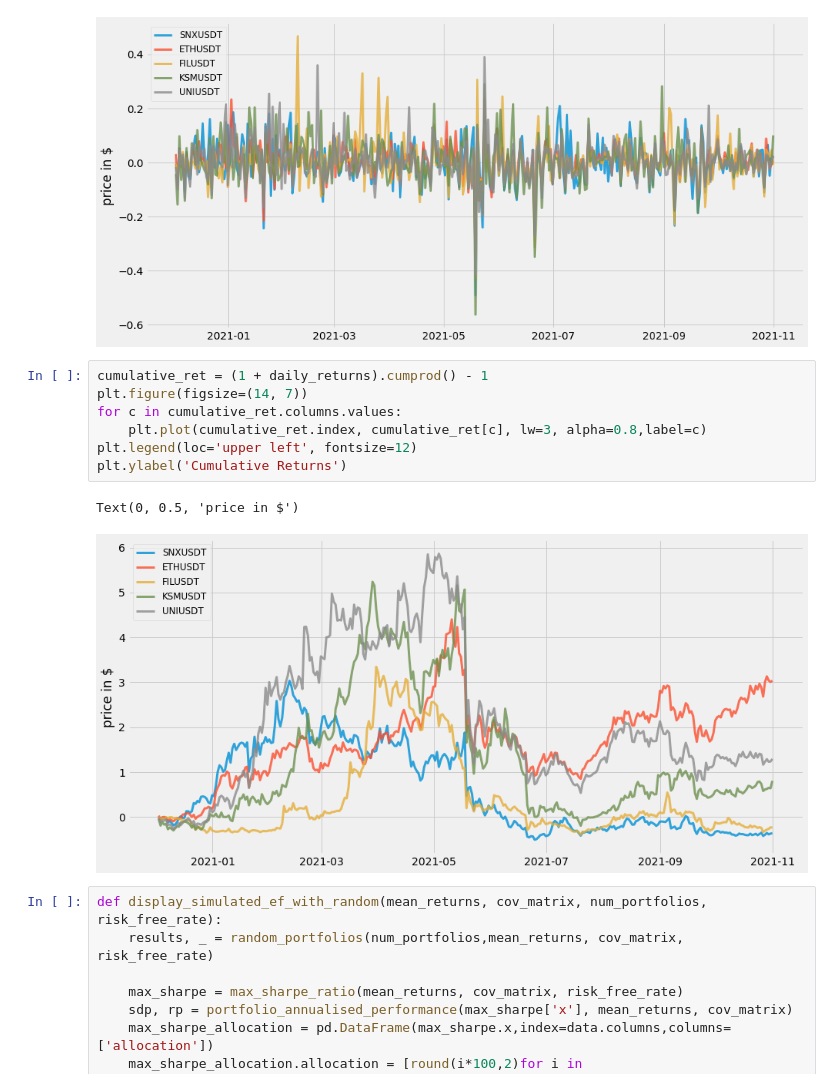
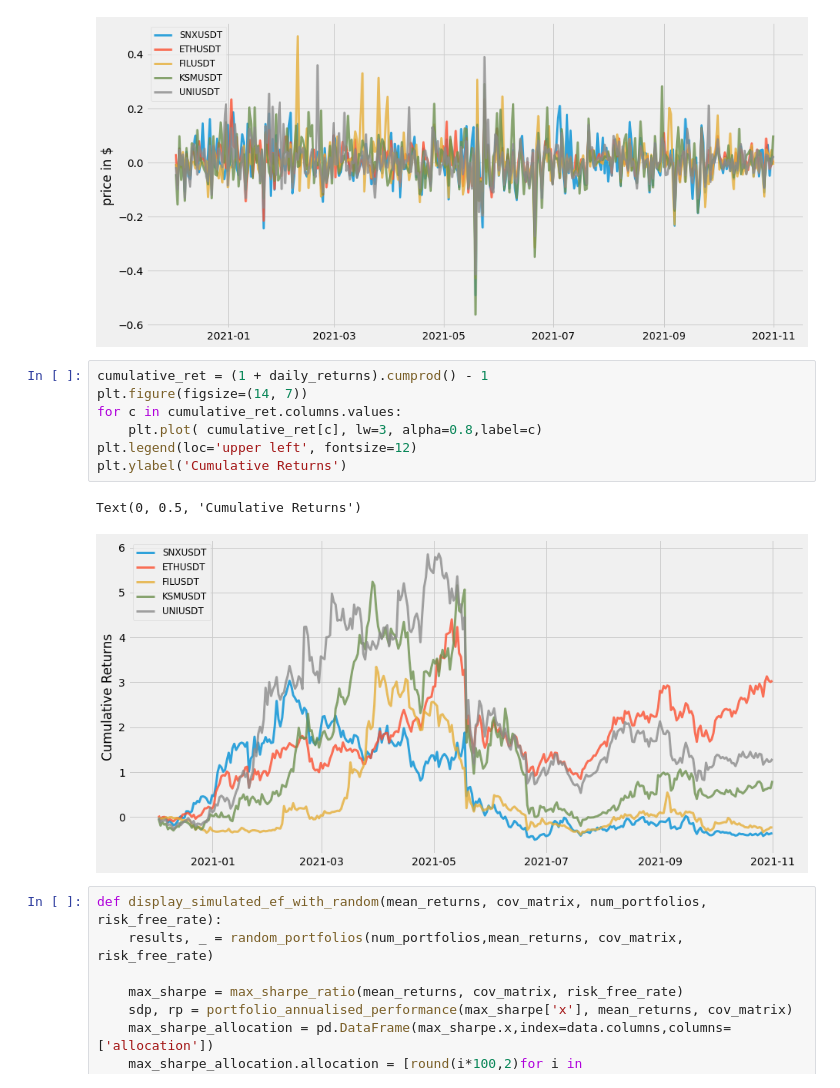
Before and after one commit to dev-jamesk/Crypto-Efficient-Frontier-Visualizer, a Jupyter notebook: Lab.ipynb, the cells around one changed output. Cells and saved outputs as stored; diff of their text form.

```diff
--- a/Lab.ipynb
+++ b/Lab.ipynb
@@ -127,13 +127,13 @@ Text(0, 0.5, 'price in $')
 # %%
 cumulative_ret = (1 + daily_returns).cumprod() - 1
 plt.figure(figsize=(14, 7))
 for c in cumulative_ret.columns.values:
-    plt.plot(cumulative_ret.index, cumulative_ret[c], lw=3, alpha=0.8,label=c)
+    plt.plot( cumulative_ret[c], lw=3, alpha=0.8,label=c)
 plt.legend(loc='upper left', fontsize=12)
 plt.ylabel('Cumulative Returns')
 # %% [output]
-Text(0, 0.5, 'price in $')
+Text(0, 0.5, 'Cumulative Returns')
-[figure, old version]
+[figure, new version]
 # %%
 def display_simulated_ef_with_random(mean_returns, cov_matrix, num_portfolios, risk_free_rate):
     results, _ = random_portfolios(num_portfolios,mean_returns, cov_matrix, risk_free_rate)
```
Also changed, not shown: parts of 1 cell of this notebook, 4 other files.
